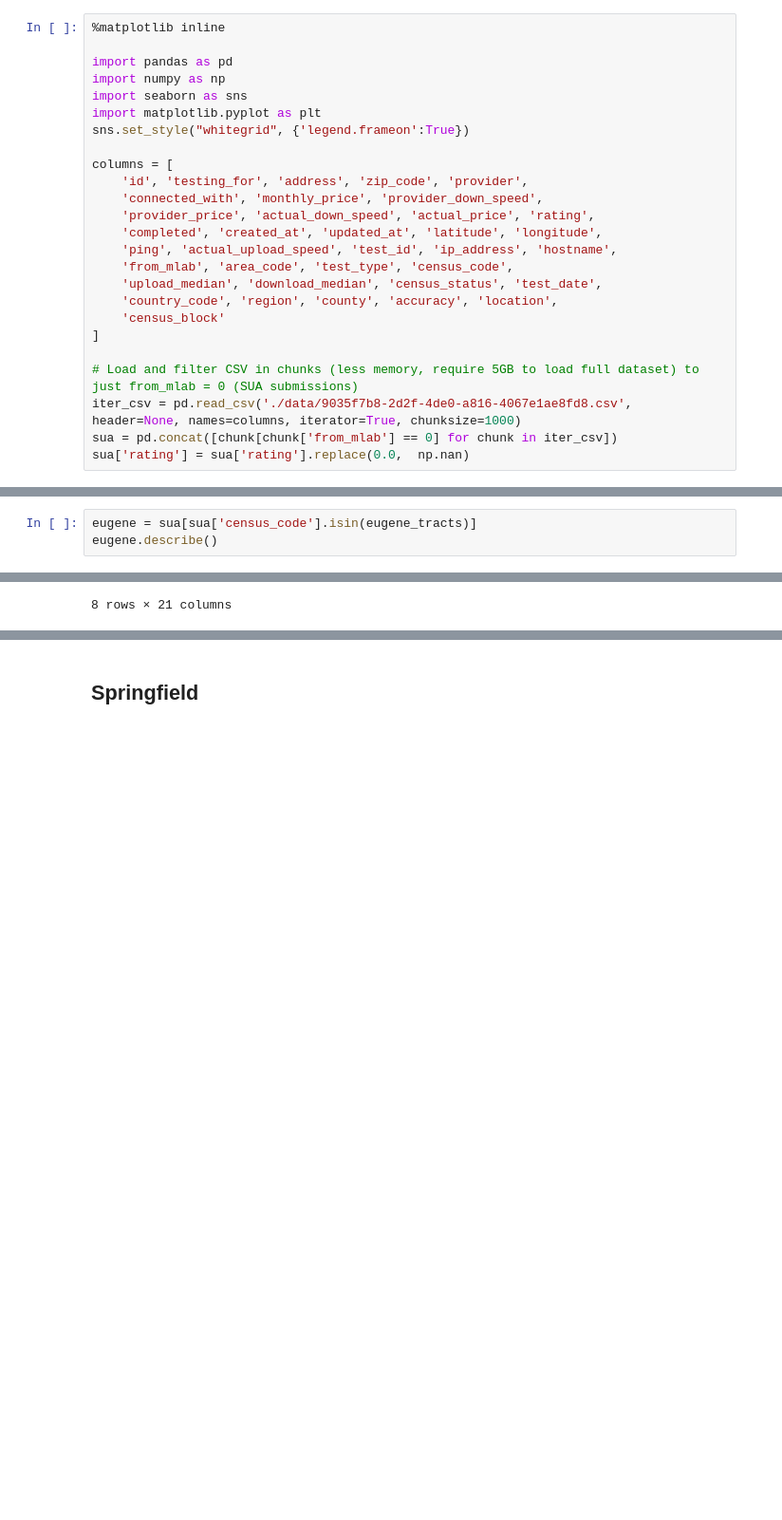
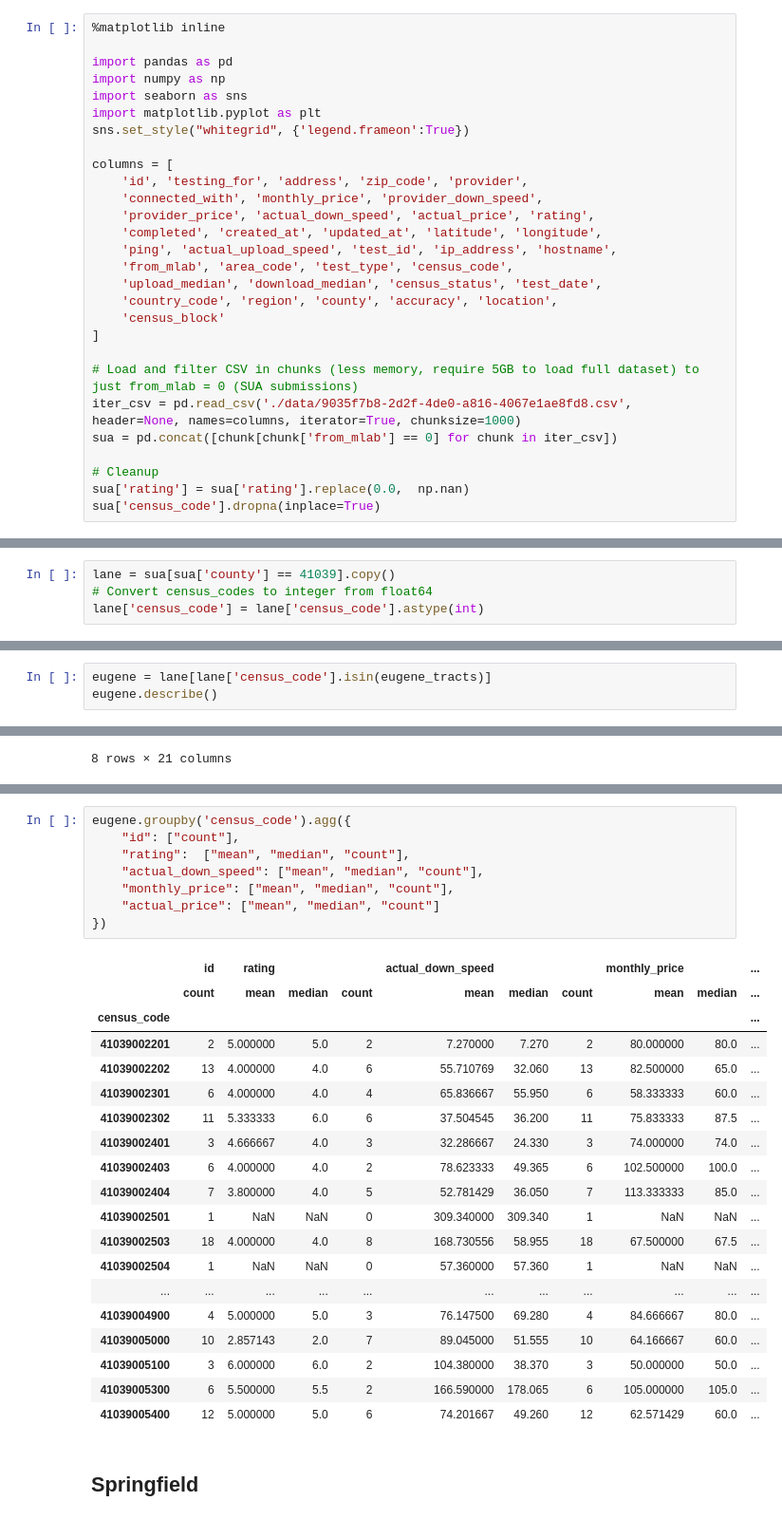
Before and after one commit to Hack4Eugene/SpeedUpAmerica, a Jupyter notebook: notebooks/Basic summary of Eugene Springfield and Lane County.ipynb, the cells around one changed output, grey strips where cells are left out. Shown at 95% size. Drawn from its saved outputs; the diff is of its cells as text; blank space fills up the shorter version.

Commit message:
Added census tract aggregations

```diff
--- a/notebooks/Basic summary of Eugene Springfield and Lane County.ipynb
+++ b/notebooks/Basic summary of Eugene Springfield and Lane County.ipynb
@@ -22,4 +22,7 @@ columns = [
 # Load and filter CSV in chunks (less memory, require 5GB to load full dataset) to just from_mlab = 0 (SUA submissions)
 iter_csv = pd.read_csv('./data/9035f7b8-2d2f-4de0-a816-4067e1ae8fd8.csv', header=None, names=columns, iterator=True, chunksize=1000)
 sua = pd.concat([chunk[chunk['from_mlab'] == 0] for chunk in iter_csv])
+
+# Cleanup
 sua['rating'] = sua['rating'].replace(0.0,  np.nan)
+sua['census_code'].dropna(inplace=True)
@@ -28,3 +29,7 @@ lane = sua[sua['county'] == 41039]
+# %%
+lane = sua[sua['county'] == 41039].copy()
+# Convert census_codes to integer from float64
+lane['census_code'] = lane['census_code'].astype(int)
 # %%
 lane.describe()
 # %% [output]
@@ -89,7 +95,7 @@ springfield_tracts = [
 # %% [markdown]
 ## Eugene
 # %%
-eugene = sua[sua['census_code'].isin(eugene_tracts)]
+eugene = lane[lane['census_code'].isin(eugene_tracts)]
 eugene.describe()
 # %% [output]
 |  | zip_code | monthly_price | provider_down_speed | provider_price | actual_down_speed | actual_price | ... |
@@ -129,6 +135,34 @@ eugene.groupby('provider').agg({
 | Peak Internet, LLC | 1 | NaN | NaN | 0 | 7.630000 | 7.630 | 1 | NaN | NaN | ... |
 | Sprint | 1 | NaN | NaN | 0 | 16.220000 | 16.220 | 1 | NaN | NaN | ... |
 | T-Mobile USA, Inc. | 1 | NaN | NaN | 0 | 79.620000 | 79.620 | 1 | NaN | NaN | ... |
+# %%
+eugene.groupby('census_code').agg({
+    "id": ["count"],
+    "rating":  ["mean", "median", "count"],
+    "actual_down_speed": ["mean", "median", "count"],
+    "monthly_price": ["mean", "median", "count"],
+    "actual_price": ["mean", "median", "count"]
+})
+# %% [output]
+|  | id | rating |  |  | actual_down_speed |  |  | monthly_price |  | ... |
+|  | count | mean | median | count | mean | median | count | mean | median | ... |
+| census_code |  |  |  |  |  |  |  |  |  | ... |
+| 41039002201 | 2 | 5.000000 | 5.0 | 2 | 7.270000 | 7.270 | 2 | 80.000000 | 80.0 | ... |
+| 41039002202 | 13 | 4.000000 | 4.0 | 6 | 55.710769 | 32.060 | 13 | 82.500000 | 65.0 | ... |
+| 41039002301 | 6 | 4.000000 | 4.0 | 4 | 65.836667 | 55.950 | 6 | 58.333333 | 60.0 | ... |
+| 41039002302 | 11 | 5.333333 | 6.0 | 6 | 37.504545 | 36.200 | 11 | 75.833333 | 87.5 | ... |
+| 41039002401 | 3 | 4.666667 | 4.0 | 3 | 32.286667 | 24.330 | 3 | 74.000000 | 74.0 | ... |
+| 41039002403 | 6 | 4.000000 | 4.0 | 2 | 78.623333 | 49.365 | 6 | 102.500000 | 100.0 | ... |
+| 41039002404 | 7 | 3.800000 | 4.0 | 5 | 52.781429 | 36.050 | 7 | 113.333333 | 85.0 | ... |
+| 41039002501 | 1 | NaN | NaN | 0 | 309.340000 | 309.340 | 1 | NaN | NaN | ... |
+| 41039002503 | 18 | 4.000000 | 4.0 | 8 | 168.730556 | 58.955 | 18 | 67.500000 | 67.5 | ... |
+| 41039002504 | 1 | NaN | NaN | 0 | 57.360000 | 57.360 | 1 | NaN | NaN | ... |
+| ... | ... | ... | ... | ... | ... | ... | ... | ... | ... | ... |
+| 41039004900 | 4 | 5.000000 | 5.0 | 3 | 76.147500 | 69.280 | 4 | 84.666667 | 80.0 | ... |
+| 41039005000 | 10 | 2.857143 | 2.0 | 7 | 89.045000 | 51.555 | 10 | 64.166667 | 60.0 | ... |
+| 41039005100 | 3 | 6.000000 | 6.0 | 2 | 104.380000 | 38.370 | 3 | 50.000000 | 50.0 | ... |
+| 41039005300 | 6 | 5.500000 | 5.5 | 2 | 166.590000 | 178.065 | 6 | 105.000000 | 105.0 | ... |
+| 41039005400 | 12 | 5.000000 | 5.0 | 6 | 74.201667 | 49.260 | 12 | 62.571429 | 60.0 | ... |
 # %% [markdown]
 ## Springfield
 # %%
```
Also changed, not shown: parts of 6 cells of this notebook.
